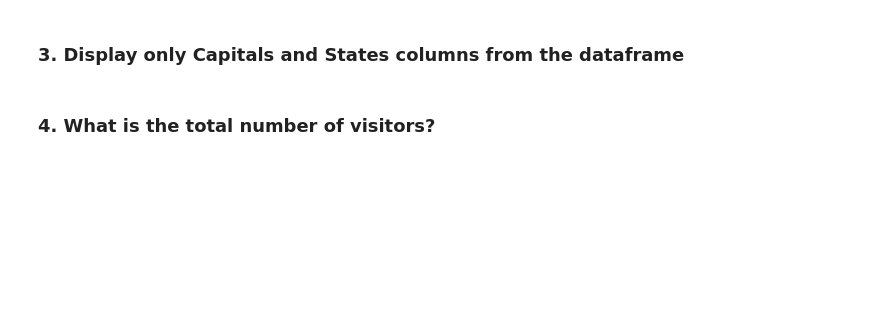
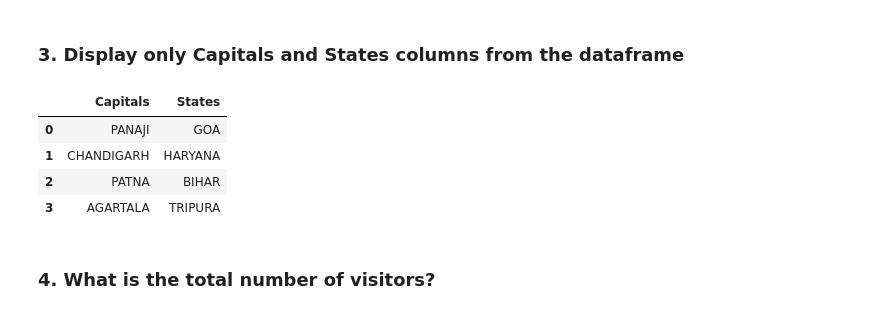
Before and after one commit to SatyaSingh08/Project1, a Jupyter notebook: Copy_of_U1W1_03_Introduction_to_Pandas_2.ipynb, the cells around one changed output. Saved outputs shown, nothing was run; the diff lists cells and outputs as text; code cells hidden in the pictures; blank space fills up the shorter version.

```diff
--- a/Copy_of_U1W1_03_Introduction_to_Pandas_2.ipynb
+++ b/Copy_of_U1W1_03_Introduction_to_Pandas_2.ipynb
@@ -178,6 +193,14 @@ https://pandas.pydata.org/pandas-docs/stable/reference/api/pandas.DataFrame.html
 ### 3. Display only Capitals and States columns from the dataframe
 # %%
 # Your Code Here
+data1 = data[['Capitals', 'States']]
+data1
+# %% [output]
+|  | Capitals | States |
+| 0 | PANAJI | GOA |
+| 1 | CHANDIGARH | HARYANA |
+| 2 | PATNA | BIHAR |
+| 3 | AGARTALA | TRIPURA |
 # %% [markdown]
 ### 4. What is the total number of visitors?
 # %%
```
Also changed, not shown: parts of 9 cells of this notebook.
